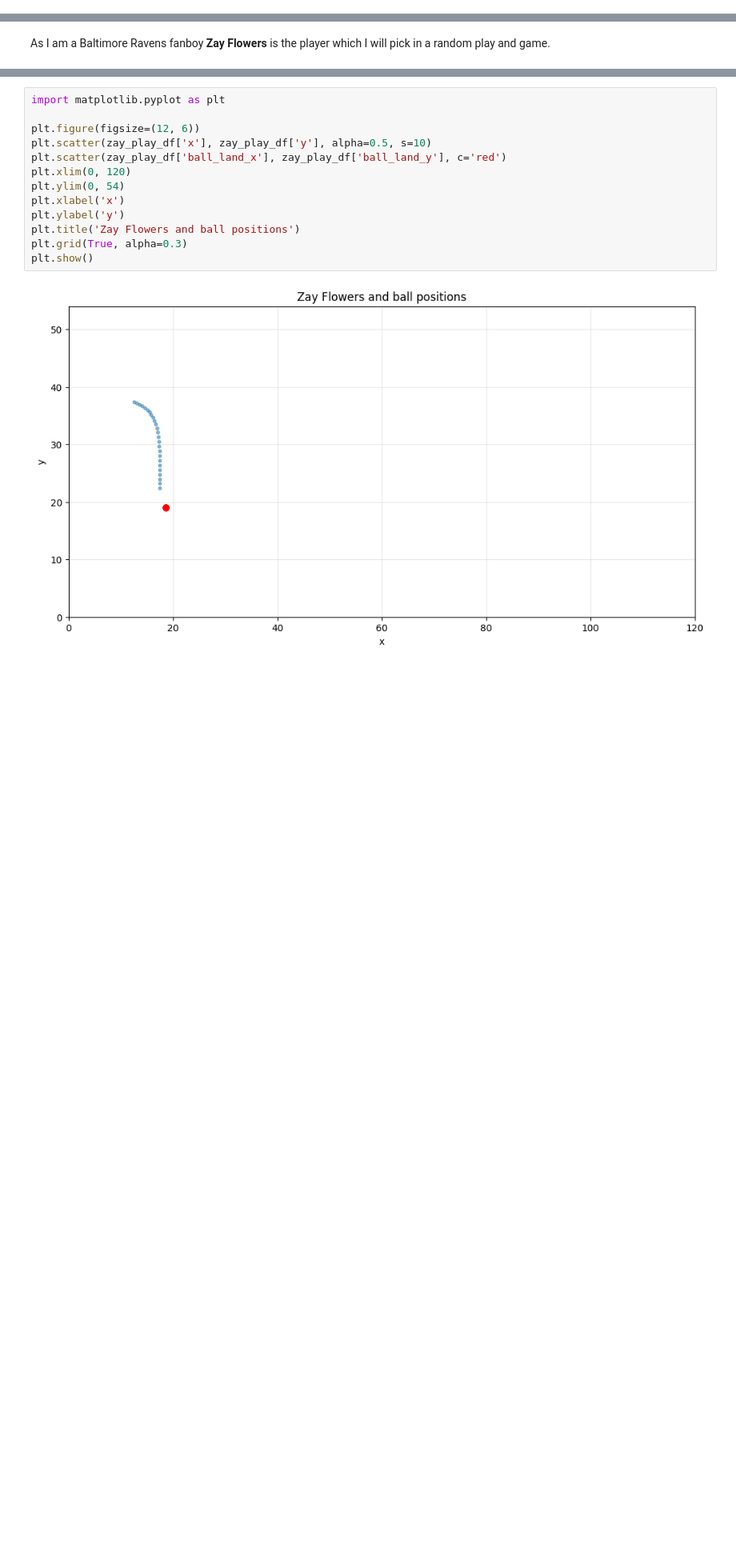
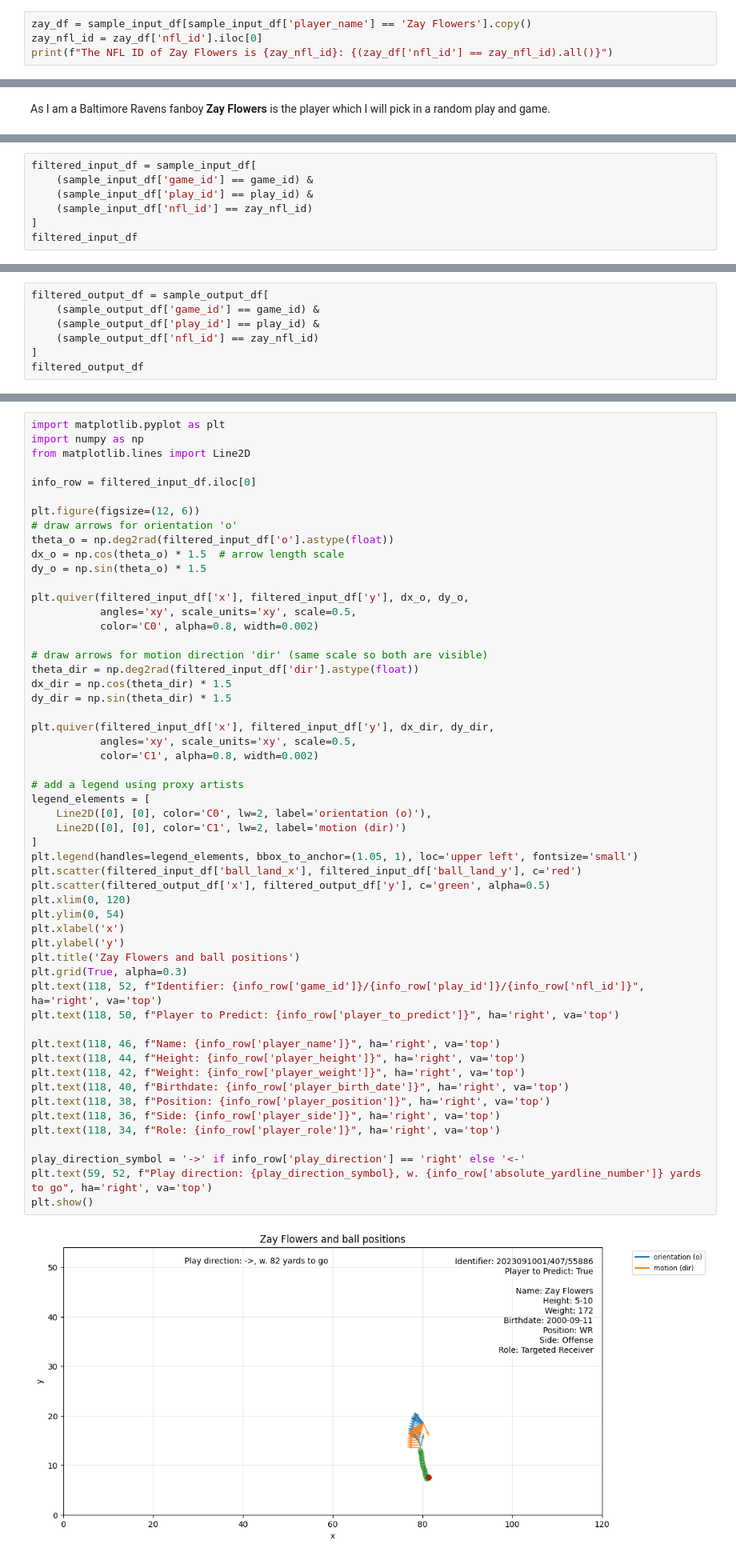
Before and after one commit to VirtualVale/04_kaggleNFL_trajectory_prediction, a Jupyter notebook: datawatch.ipynb, the cells around one changed output, grey strips where cells are left out. Shown: that part at 80% size. Cells and saved outputs as stored; diff of their text form; blank space fills up the shorter version.

```diff
--- a/datawatch.ipynb
+++ b/datawatch.ipynb
@@ -39,3 +57,7 @@ unique_players.sort()
 print(unique_players)
 # %% [output]
 ['A.J. Brown', 'A.J. Epenesa', 'A.J. Terrell', 'AJ Dillon', 'Aaron Jones', 'Adam Prentice', 'Adam Thielen', 'Adam Trautman', "Adoree' Jackson", 'Adrian Amos', 'Adrian Phillips', 'Ahkello Witherspoon', ...
+# %%
+zay_df = sample_input_df[sample_input_df['player_name'] == 'Zay Flowers'].copy()
+zay_nfl_id = zay_df['nfl_id'].iloc[0]
+print(f"The NFL ID of Zay Flowers is {zay_nfl_id}: {(zay_df['nfl_id'] == zay_nfl_id).all()}")
@@ -55,0 +81,7 @@ Selected player: Zay Flowers, play_id: 166, rows: 25
+# %%
+filtered_input_df = sample_input_df[
+    (sample_input_df['game_id'] == game_id) &
+    (sample_input_df['play_id'] == play_id) &
+    (sample_input_df['nfl_id'] == zay_nfl_id)
+]
+filtered_input_df
@@ -55,0 +107,7 @@ Selected player: Zay Flowers, play_id: 166, rows: 25
+# %%
+filtered_output_df = sample_output_df[
+    (sample_output_df['game_id'] == game_id) &
+    (sample_output_df['play_id'] == play_id) &
+    (sample_output_df['nfl_id'] == zay_nfl_id)
+]
+filtered_output_df
@@ -56,15 +127,56 @@ Selected player: Zay Flowers, play_id: 166, rows: 25
 # %%
 import matplotlib.pyplot as plt
+import numpy as np
+from matplotlib.lines import Line2D
+
+info_row = filtered_input_df.iloc[0]
 
 plt.figure(figsize=(12, 6))
-plt.scatter(zay_play_df['x'], zay_play_df['y'], alpha=0.5, s=10)
-plt.scatter(zay_play_df['ball_land_x'], zay_play_df['ball_land_y'], c='red')
+# draw arrows for orientation 'o'
+theta_o = np.deg2rad(filtered_input_df['o'].astype(float))
+dx_o = np.cos(theta_o) * 1.5  # arrow length scale
+dy_o = np.sin(theta_o) * 1.5
+
+plt.quiver(filtered_input_df['x'], filtered_input_df['y'], dx_o, dy_o,
+           angles='xy', scale_units='xy', scale=0.5,
+           color='C0', alpha=0.8, width=0.002)
+
+# draw arrows for motion direction 'dir' (same scale so both are visible)
+theta_dir = np.deg2rad(filtered_input_df['dir'].astype(float))
+dx_dir = np.cos(theta_dir) * 1.5
+dy_dir = np.sin(theta_dir) * 1.5
+
+plt.quiver(filtered_input_df['x'], filtered_input_df['y'], dx_dir, dy_dir,
+           angles='xy', scale_units='xy', scale=0.5,
+           color='C1', alpha=0.8, width=0.002)
+
+# add a legend using proxy artists
+legend_elements = [
+    Line2D([0], [0], color='C0', lw=2, label='orientation (o)'),
+    Line2D([0], [0], color='C1', lw=2, label='motion (dir)')
+]
+plt.legend(handles=legend_elements, bbox_to_anchor=(1.05, 1), loc='upper left', fontsize='small')
+plt.scatter(filtered_input_df['ball_land_x'], filtered_input_df['ball_land_y'], c='red')
+plt.scatter(filtered_output_df['x'], filtered_output_df['y'], c='green', alpha=0.5)
 plt.xlim(0, 120)
 plt.ylim(0, 54)
 plt.xlabel('x')
 plt.ylabel('y')
 plt.title('Zay Flowers and ball positions')
 plt.grid(True, alpha=0.3)
+plt.text(118, 52, f"Identifier: {info_row['game_id']}/{info_row['play_id']}/{info_row['nfl_id']}", ha='right', va='top')
+plt.text(118, 50, f"Player to Predict: {info_row['player_to_predict']}", ha='right', va='top')
+
+plt.text(118, 46, f"Name: {info_row['player_name']}", ha='right', va='top')
+plt.text(118, 44, f"Height: {info_row['player_height']}", ha='right', va='top')
+plt.text(118, 42, f"Weight: {info_row['player_weight']}", ha='right', va='top')
+plt.text(118, 40, f"Birthdate: {info_row['player_birth_date']}", ha='right', va='top')
+plt.text(118, 38, f"Position: {info_row['player_position']}", ha='right', va='top')
+plt.text(118, 36, f"Side: {info_row['player_side']}", ha='right', va='top')
+plt.text(118, 34, f"Role: {info_row['player_role']}", ha='right', va='top')
+
+play_direction_symbol = '->' if info_row['play_direction'] == 'right' else '<-'
+plt.text(59, 52, f"Play direction: {play_direction_symbol}, w. {info_row['absolute_yardline_number']} yards to go", ha='right', va='top')
 plt.show()
 # %% [output]
-[figure, old version]
+[figure, new version]
```
Also changed, not shown: parts of 15 cells of this notebook.
